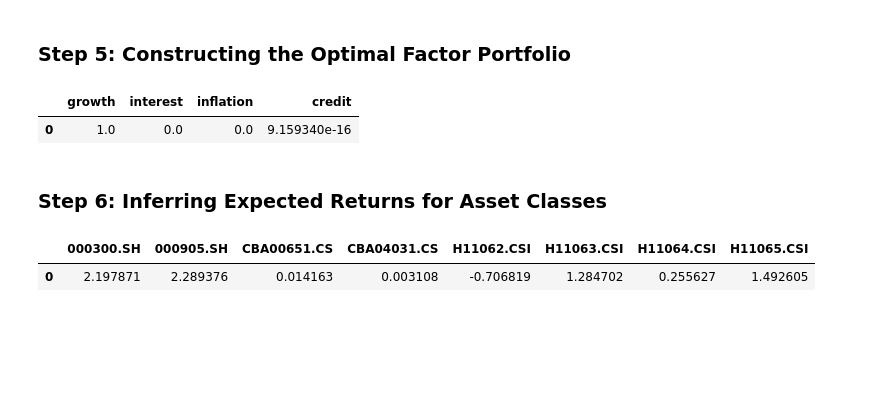
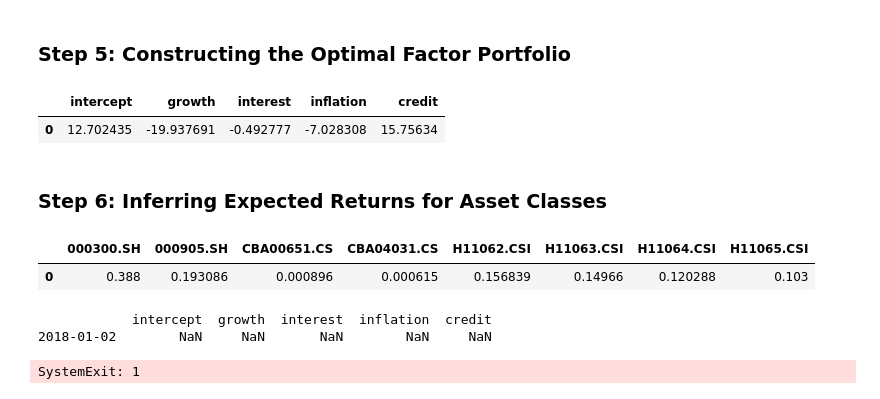
Before and after one commit to yuansicheng/factor_allocation_research, a Jupyter notebook: codes/bender_article.ipynb, the cells around one changed output. Cells and saved outputs as stored; diff of their text form; code cells hidden in the pictures; blank space fills up the shorter version.

```diff
--- a/codes/bender_article.ipynb
+++ b/codes/bender_article.ipynb
@@ -145,4 +148,4 @@ for factor in factor_data.columns:
 # %%
 # 使用历史收益率作为fmp收益率预测
 fmp_lookback = 252 * 1
-fmp_return = fmp_value.loc[:id_date].iloc[-fmp_lookback:].pct_change().fillna(0)
+tmp_fmp_returns = fmp_value.loc[:id_date].iloc[-fmp_lookback:].pct_change().fillna(0)
@@ -166,29 +153,28 @@ fmp_return
 ### Step 5: Constructing the Optimal Factor Portfolio
 # %%
 def optimalFactorPortfolio(fmp_return):
-    cov = np.matrix(fmp_return.cov()).astype('float64')
+    cov = np.matrix(fmp_return.cov()).astype('float64') * 252
     w0 = [1/fmp_return.shape[1]] * fmp_return.shape[1]
     Q = np.matrix((1+fmp_return).cumprod().iloc[-1]-1).astype('float64').T
 
-    # print(cov, w0, Q)
-
     def factorPortfolioReturn(w,cov,Q):
         w = np.matrix(w).astype('float64').T
+        # print(w.T @ Q, 0.5 * w.T @ cov @ w)
         return -(w.T @ Q - 0.5 * w.T @ cov @ w)[0,0]
 
     #set constraints
     cons = []
-    cons.append({'type': 'eq', 'fun': lambda w: sum(w) - 1})
-    bounds = tuple([(0,1)] * fmp_return.shape[1])
+    cons.append({'type': 'eq', 'fun': lambda w: sum(w)-1})
+    bounds = tuple([(-1e3,1e3)] * fmp_return.shape[1])
 
     factor_weights = minimize(factorPortfolioReturn, w0, constraints=cons, args=(cov, Q), bounds=bounds,  method='SLSQP').x
     return pd.DataFrame(factor_weights, index=fmp_return.columns).T
-# %%
-fmp_weights = optimalFactorPortfolio(fmp_return)
-fmp_weights
-# %% [output]
-|  | growth | interest | inflation | credit |
-| 0 | 1.0 | 0.0 | 0.0 | 9.159340e-16 |
+# %%
+opt_fmp_weights = optimalFactorPortfolio(tmp_fmp_returns)
+opt_fmp_weights
+# %% [output]
+|  | intercept | growth | interest | inflation | credit |
+| 0 | 12.702435 | -19.937691 | -0.492777 | -7.028308 | 15.75634 |
 # %% [markdown]
 ### Step 6: Inferring Expected Returns for Asset Classes
 # %%
@@ -199,8 +185,8 @@ def getAssetExpectedReturns(fmp_weights, factor_weights, asset_returns):
     return pd.DataFrame(alpha,index=asset_returns.columns).T
 # %%
 tmp_asset_returns = asset_data_raw.pct_change().loc[:id_date].iloc[-252:]
-alpha = getAssetExpectedReturns(fmp_weights, fmp, tmp_asset_returns)
+alpha = getAssetExpectedReturns(opt_fmp_weights, fmp, tmp_asset_returns)
 alpha
 # %% [output]
 |  | 000300.SH | 000905.SH | CBA00651.CS | CBA04031.CS | H11062.CSI | H11063.CSI | H11064.CSI | H11065.CSI |
-| 0 | 2.197871 | 2.289376 | 0.014163 | 0.003108 | -0.706819 | 1.284702 | 0.255627 | 1.492605 |
+| 0 | 0.388 | 0.193086 | 0.000896 | 0.000615 | 0.156839 | 0.14966 | 0.120288 | 0.103 |
@@ -206,0 +210,14 @@ alpha
+# %%
+date_range = [datetime(2018,1,1), datetime(2021,12,31)]
+aa_backtest = BacktestManager(
+    AssetAlphaStrategy(fmp_value),
+    asset_data_raw,
+    date_range = date_range,
+    frequency = 22,
+    look_back = 252,
+)
+aa_backtest.run()
+# %% [output]
+            intercept  growth  interest  inflation  credit
+2018-01-02        NaN     NaN       NaN        NaN     NaN
+SystemExit: 1
```
Also changed, not shown: parts of 13 cells of this notebook, 2 other files.
